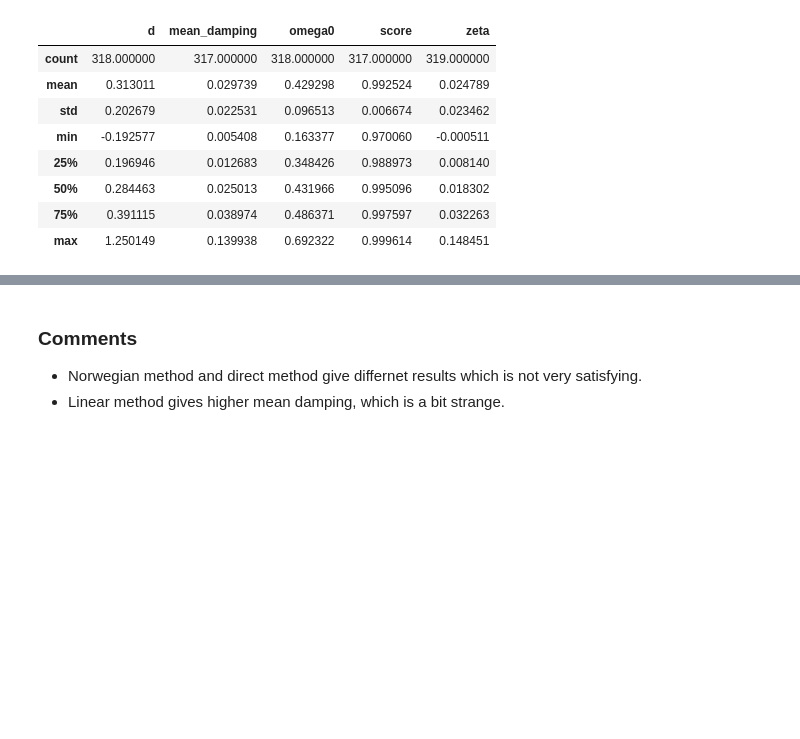
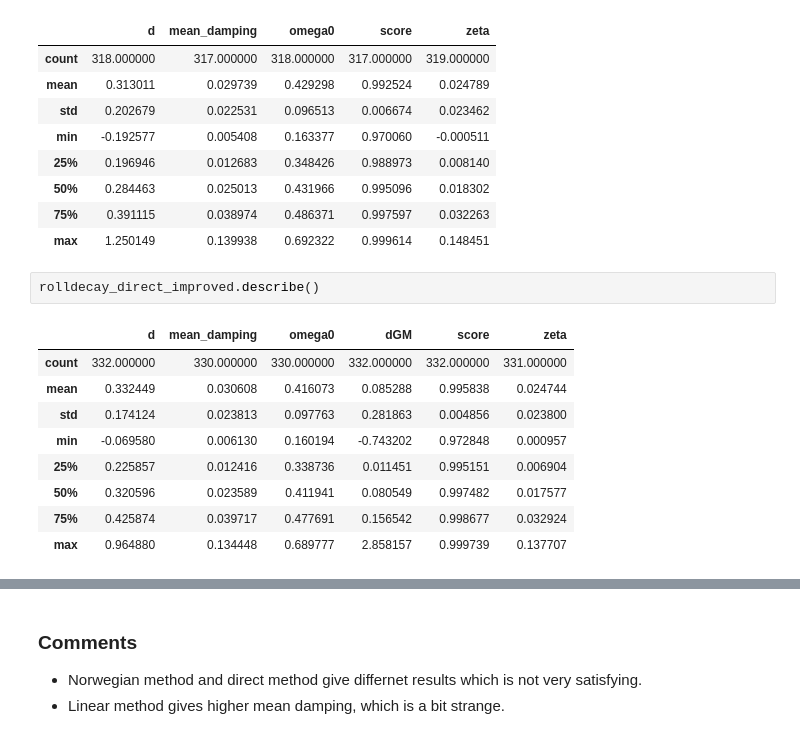
Before and after one commit to martinlarsalbert/rolldecay, a Jupyter notebook: notebooks/rolldecay/04.3_maa_mdl_db_roll_decay_content.ipynb, the cells around one changed output, grey strips where cells are left out. Drawn from its saved outputs; the diff is of its cells as text; blank space fills up the shorter version.

```diff
--- a/notebooks/rolldecay/04.3_maa_mdl_db_roll_decay_content.ipynb
+++ b/notebooks/rolldecay/04.3_maa_mdl_db_roll_decay_content.ipynb
@@ -241,6 +246,18 @@ rolldecay_norwegian.describe()
 | 50% | 0.284463 | 0.025013 | 0.431966 | 0.995096 | 0.018302 |
 | 75% | 0.391115 | 0.038974 | 0.486371 | 0.997597 | 0.032263 |
 | max | 1.250149 | 0.139938 | 0.692322 | 0.999614 | 0.148451 |
+# %%
+rolldecay_direct_improved.describe()
+# %% [output]
+|  | d | mean_damping | omega0 | dGM | score | zeta |
+| count | 332.000000 | 330.000000 | 330.000000 | 332.000000 | 332.000000 | 331.000000 |
+| mean | 0.332449 | 0.030608 | 0.416073 | 0.085288 | 0.995838 | 0.024744 |
+| std | 0.174124 | 0.023813 | 0.097763 | 0.281863 | 0.004856 | 0.023800 |
+| min | -0.069580 | 0.006130 | 0.160194 | -0.743202 | 0.972848 | 0.000957 |
+| 25% | 0.225857 | 0.012416 | 0.338736 | 0.011451 | 0.995151 | 0.006904 |
+| 50% | 0.320596 | 0.023589 | 0.411941 | 0.080549 | 0.997482 | 0.017577 |
+| 75% | 0.425874 | 0.039717 | 0.477691 | 0.156542 | 0.998677 | 0.032924 |
+| max | 0.964880 | 0.134448 | 0.689777 | 2.858157 | 0.999739 | 0.137707 |
 # %%
 for key in ['mean_damping','zeta','d']:
 
```
Also changed, not shown: parts of 12 cells of this notebook, 6 other files.
